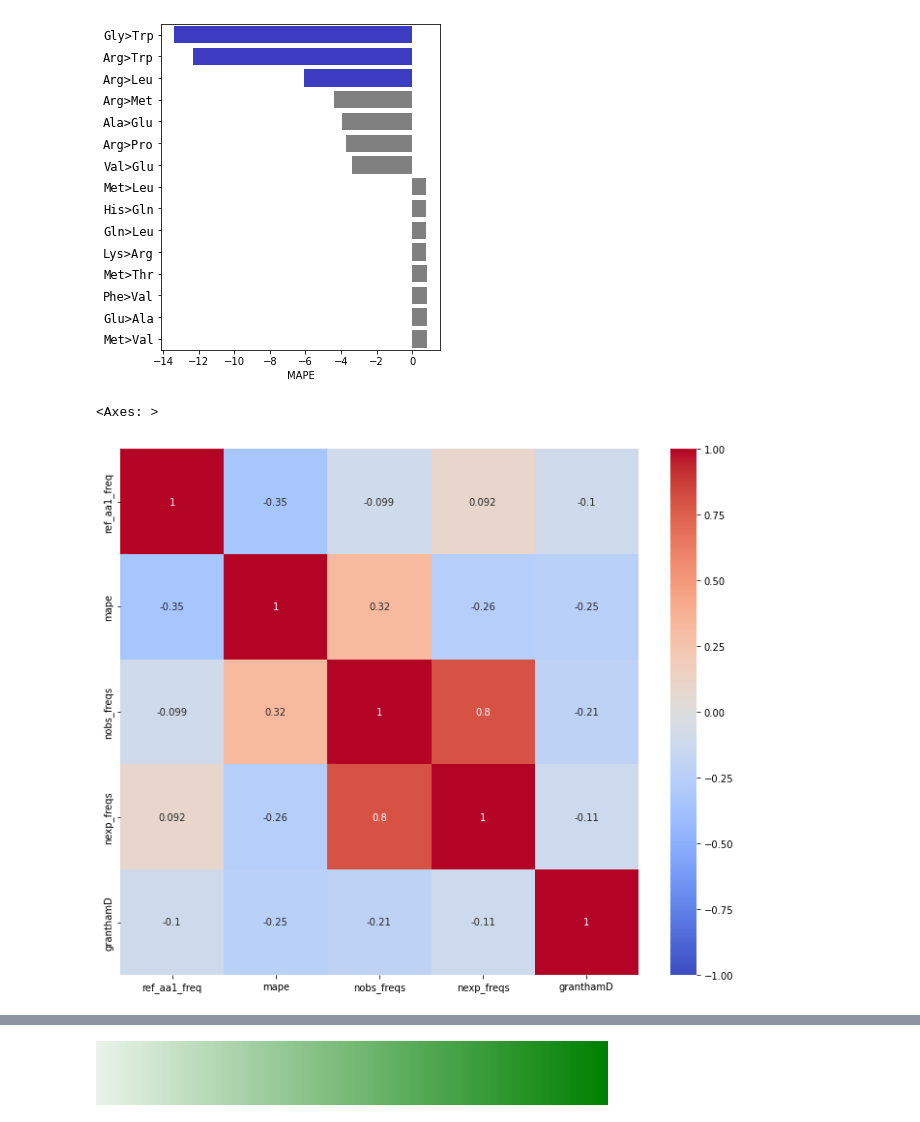
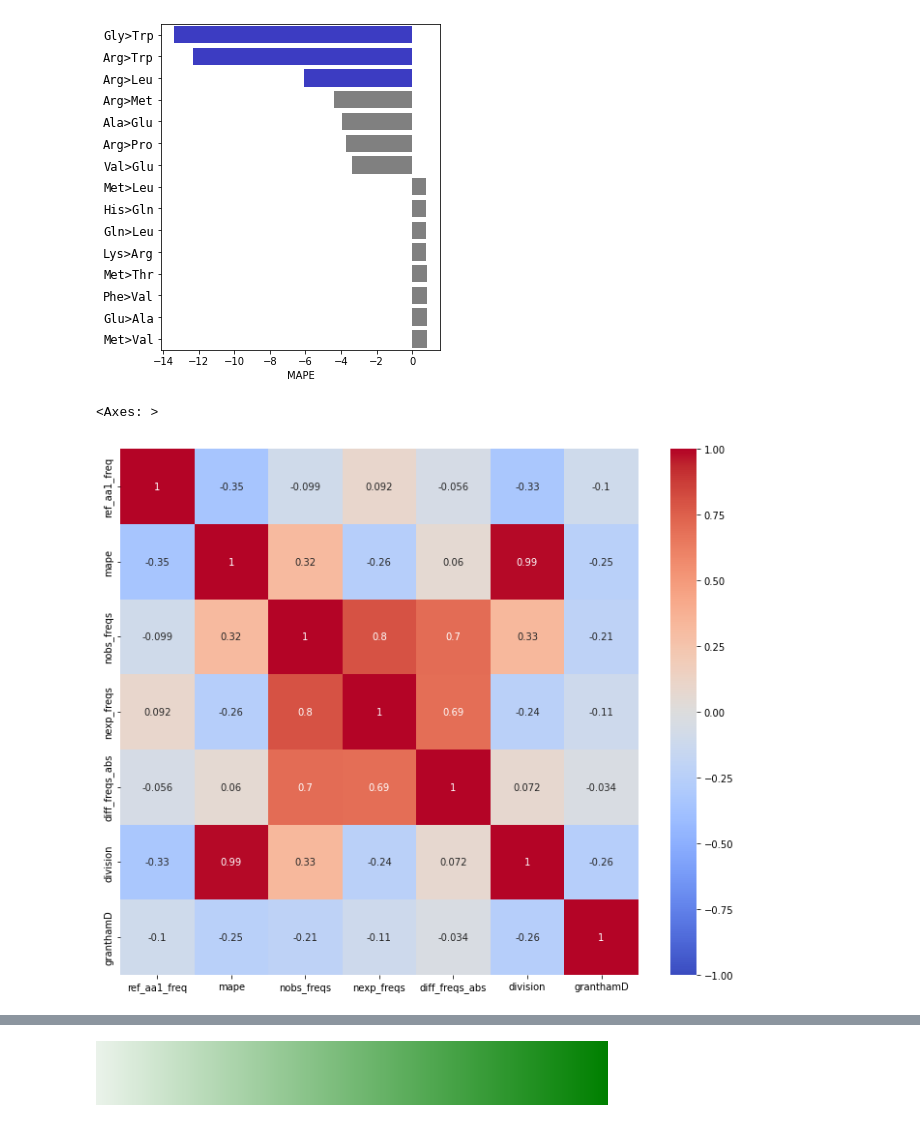
Before and after one commit to mitoclub/RNAViralMutSpec, a Jupyter notebook: sars-cov-2_aa_subst/process.ipynb, the cells around one changed output, grey strips where cells are left out. Cells and saved outputs as stored; diff of their text form; code cells hidden in the pictures.

```diff
--- a/sars-cov-2_aa_subst/process.ipynb
+++ b/sars-cov-2_aa_subst/process.ipynb
@@ -441,6 +441,9 @@ obs_clade = obs[obs['clade'] == '20A']
 aa_subst = prepare_aa_subst(obs_clade, exp_aa_subst, aa_freqs_total_dct)
 aa_subst['label'] = aa_subst.aa1 + '>' + aa_subst.aa2
 aa_subst['mape'] = aa_subst['mape'].replace(-np.inf, 0)
+aa_subst['diff_freqs_abs'] = (aa_subst['nobs_freqs'] - aa_subst['nexp_freqs']).abs()
+aa_subst['division'] = (aa_subst['nobs_freqs'] / aa_subst['nexp_freqs'])
+aa_subst['dist_to_diagonal'] = aa_subst['diff_freqs_abs'] / (2**0.5)
 aa_subst = aa_subst.merge(grantham_long, 'left')
 aa_subst.sort_values('mape')
 # %% [output]
@@ -491,8 +496,8 @@ plt.show()
 [figure]
 # %%
 plt.figure(figsize=(12, 10))
-sns.heatmap(aa_subst.drop(['aa1', 'aa2', 'label', 'nobs', 'nexp', 'nobs_scaled', 'diff', 'rate_exp'], axis=1).corr('spearman'),
+sns.heatmap(aa_subst.drop(['aa1', 'aa2', 'label', 'nobs', 'nexp', 'nobs_scaled', 'dist_to_diagonal', 'diff', 'rate_exp'], axis=1).corr('spearman'),
             annot=True, cmap='coolwarm', vmin=-1, vmax=1)
 # %% [output]
 <Axes: >
-[figure, old version]
+[figure, new version]
```
Also changed, not shown: parts of 5 cells of this notebook, 1 other file.
